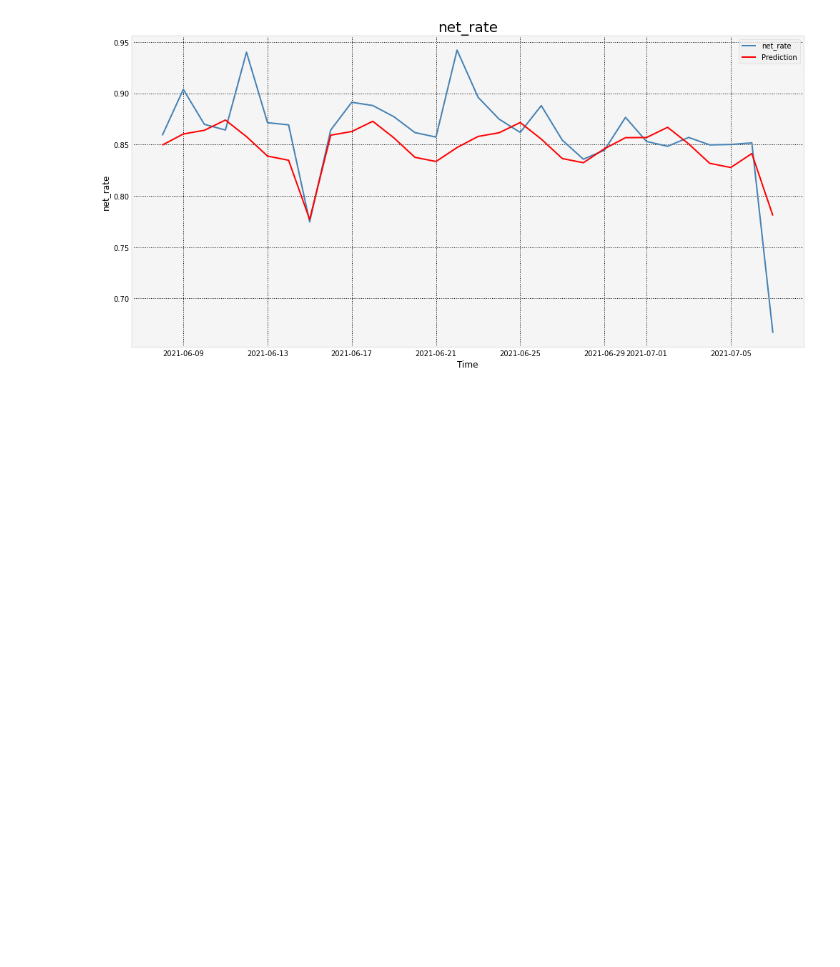
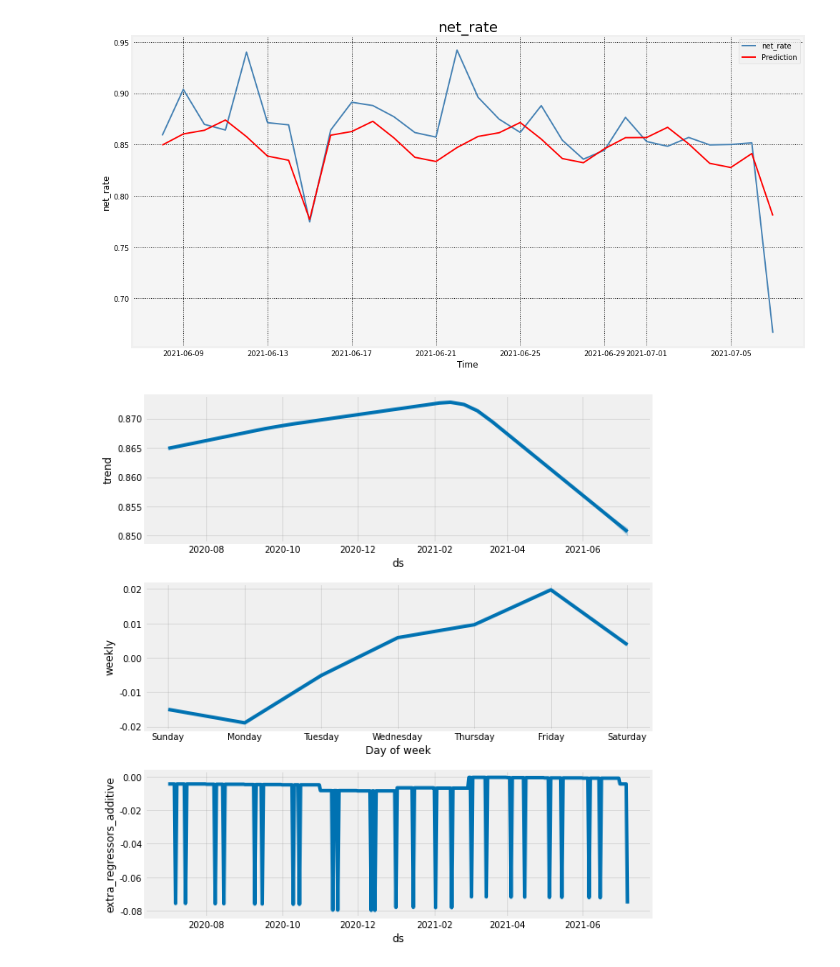
Before and after one commit to basshopee/net_rate, a Jupyter notebook: net_rate_regression.ipynb, the cells around one changed output. Cells and saved outputs as stored; diff of their text form; code cells hidden in the pictures; blank space fills up the shorter version.

```diff
--- a/net_rate_regression.ipynb
+++ b/net_rate_regression.ipynb
@@ -393,3 +398,7 @@ plt.grid(color="k", linestyle=":") # set grid and line shape
 plt.show()
 # %% [output]
 [figure]
+# %%
+fig2 = multi_model.plot_components(multi_forecast)
+# %% [output]
+[figure, added]
```
Also changed, not shown: parts of 11 cells of this notebook.
